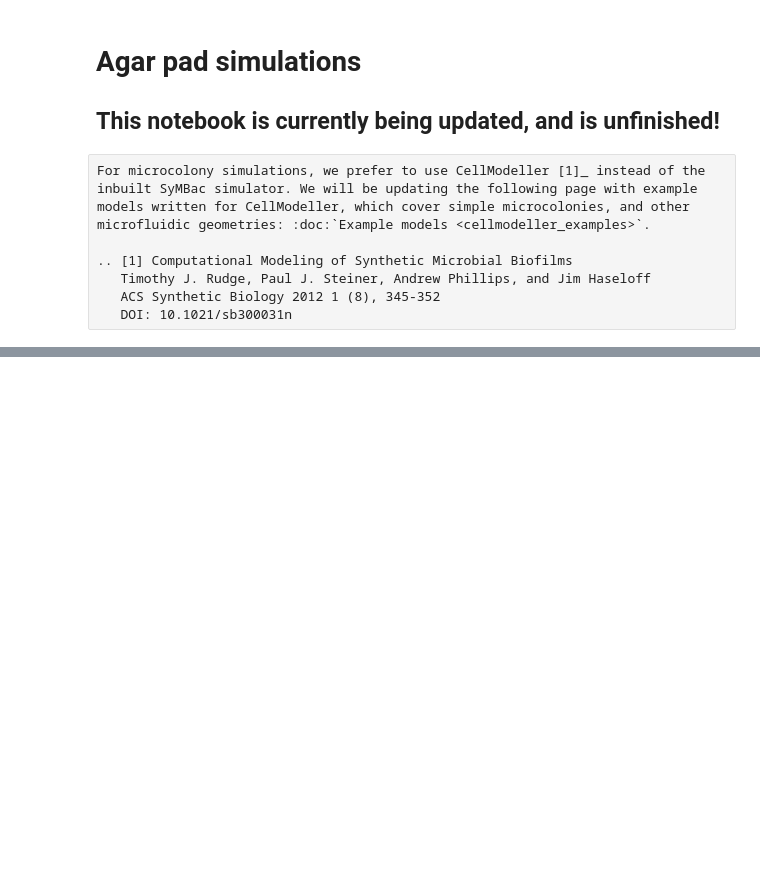
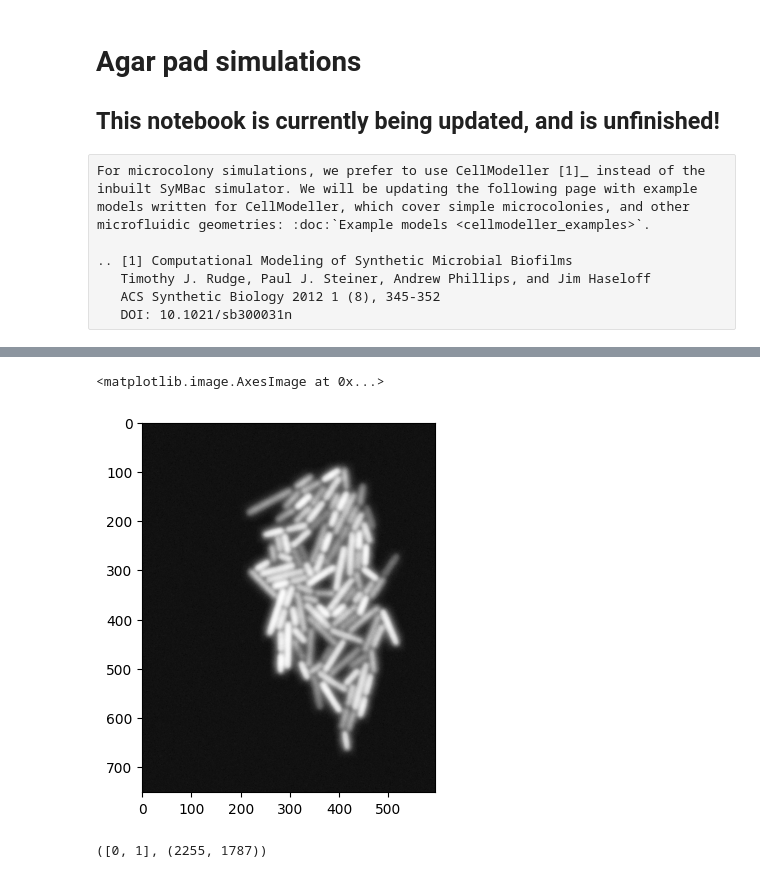
Before and after one commit to georgeoshardo/SyMBac, a Jupyter notebook: docs/source/examples/agar_pad.ipynb, the cells around one changed output, grey strips where cells are left out. Saved outputs shown, nothing was run; the diff lists cells and outputs as text; code cells hidden in the pictures; blank space fills up the shorter version.

```diff
--- a/docs/source/examples/agar_pad.ipynb
+++ b/docs/source/examples/agar_pad.ipynb
@@ -132,0 +105,5 @@ plt.imshow(test_img, cmap="Greys_r")
+# %%
+plt.imshow(np.roll(test_img, [0,], axis=[1]), cmap="Greys_r")
+# %% [output]
+<matplotlib.image.AxesImage at 0x...>
+[figure, added]
@@ -132,0 +112,5 @@ plt.imshow(test_img, cmap="Greys_r")
+# %%
+import random
+random.choice([(0, mask.shape[0]), (1, mask.shape[1]), ([0,1], mask.shape)])
+# %% [output]
+([0, 1], (2255, 1787))
```
Also changed, not shown: parts of 11 cells of this notebook, 3 other files.
